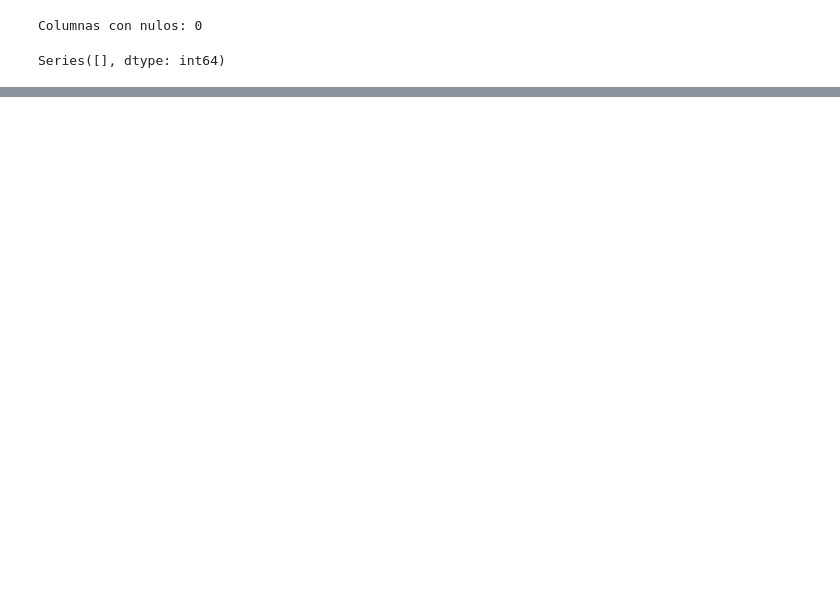
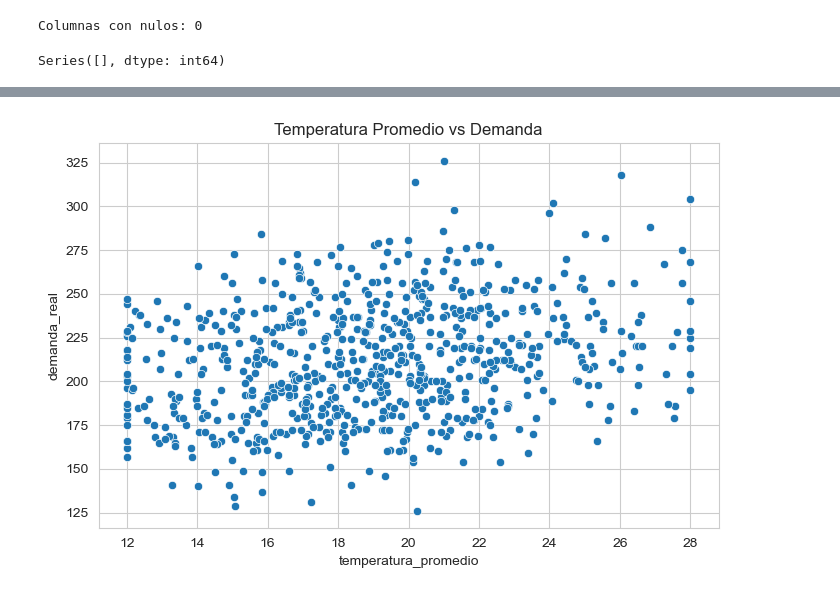
Before and after one commit to angelo25-cb/proyecto_SemI, a Jupyter notebook: notebooks/01_eda.ipynb, the cells around one changed output, grey strips where cells are left out. Drawn from its saved outputs; the diff is of its cells as text; code cells hidden in the pictures; blank space fills up the shorter version.

```diff
--- a/notebooks/01_eda.ipynb
+++ b/notebooks/01_eda.ipynb
@@ -129,0 +130,16 @@ plt.show()
+# %%
+#Temperatura Vs Demanda
+plt.figure(figsize=(8,5))
+
+sns.scatterplot(
+    data=df,
+    x='temperatura_promedio',
+    y='demanda_real'
+)
+plt.title(
+    'Temperatura Promedio vs Demanda'
+)
+
+plt.show()
+# %% [output]
+[figure, added]
```
Also changed, not shown: parts of 10 cells of this notebook, 27 other files.
